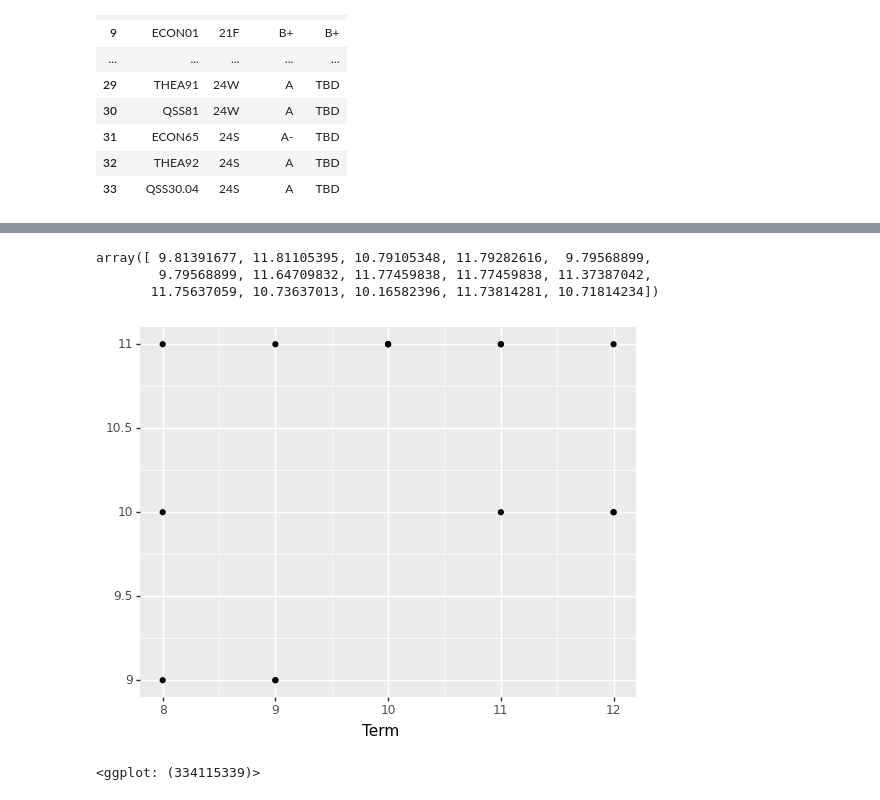
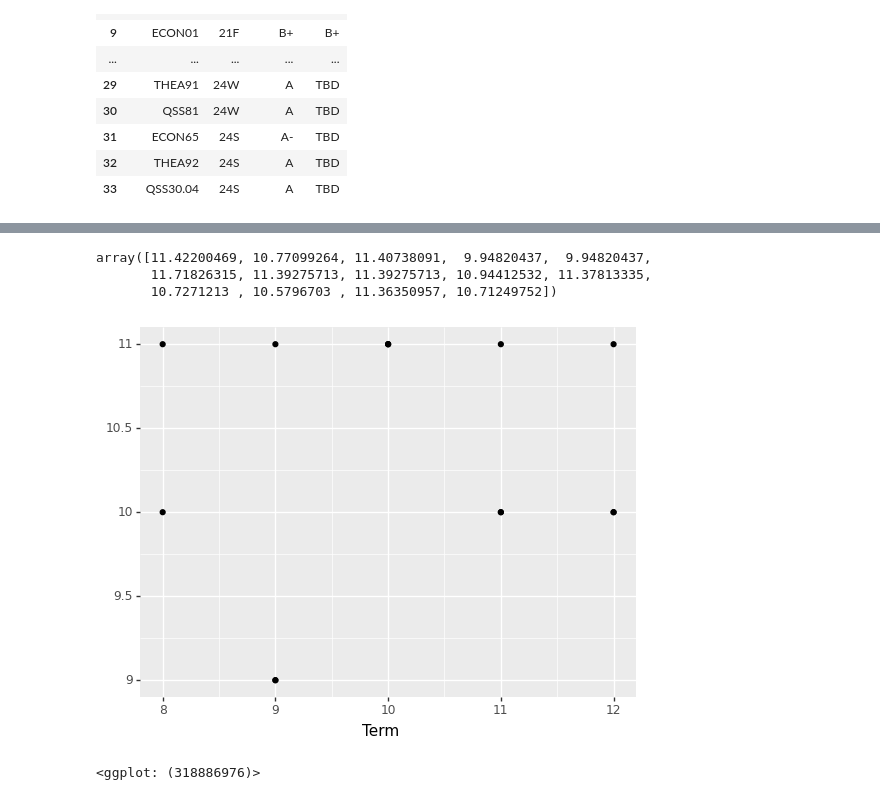
Before and after one commit to emj1214/undergradgrades, a Jupyter notebook: grades.ipynb, the cells around one changed output, grey strips where cells are left out. Saved outputs shown, nothing was run; the diff lists cells and outputs as text; code cells hidden in the pictures.

Commit message:
adding 22F econ grade

```diff
--- a/grades.ipynb
+++ b/grades.ipynb
@@ -81,11 +81,11 @@ reg = linear_model.Lasso(alpha=0.1)
 grades_X = df[["Median", "Term", "Dept_num"]]
 grades_y = df["Grade"]
 
-grades_X_train = grades_X[:18]
-grades_X_test = grades_X[18:]
+grades_X_train = grades_X[:19]
+grades_X_test = grades_X[19:]
 
-grades_y_train = grades_y[:18]
-grades_y_test = grades_y[18:]
+grades_y_train = grades_y[:19]
+grades_y_test = grades_y[19:]
 
 reg.fit(grades_X_train, grades_y_train)
 
@@ -93,14 +93,14 @@ pred = reg.predict(grades_X_test)
 # %%
 pred
 # %% [output]
-array([ 9.81391677, 11.81105395, 10.79105348, 11.79282616,  9.79568899,
-        9.79568899, 11.64709832, 11.77459838, 11.77459838, 11.37387042,
-       11.75637059, 10.73637013, 10.16582396, 11.73814281, 10.71814234])
+array([11.42200469, 10.77099264, 11.40738091,  9.94820437,  9.94820437,
+       11.71826315, 11.39275713, 11.39275713, 10.94412532, 11.37813335,
+       10.7271213 , 10.5796703 , 11.36350957, 10.71249752])
 # %%
 from plotnine import *
-ggplot(aes(x=df['Term'][18:], y=np.floor(pred))) + geom_point()
+ggplot(aes(x=df['Term'][19:], y=np.floor(pred))) + geom_point()
 # %% [output]
-[figure, old version]
+[figure, new version]
-<ggplot: (334115339)>
+<ggplot: (318886976)>
 # %%
 pred_gpa = df.copy()
```
Also changed, not shown: parts of 3 cells of this notebook, 2 other files.
